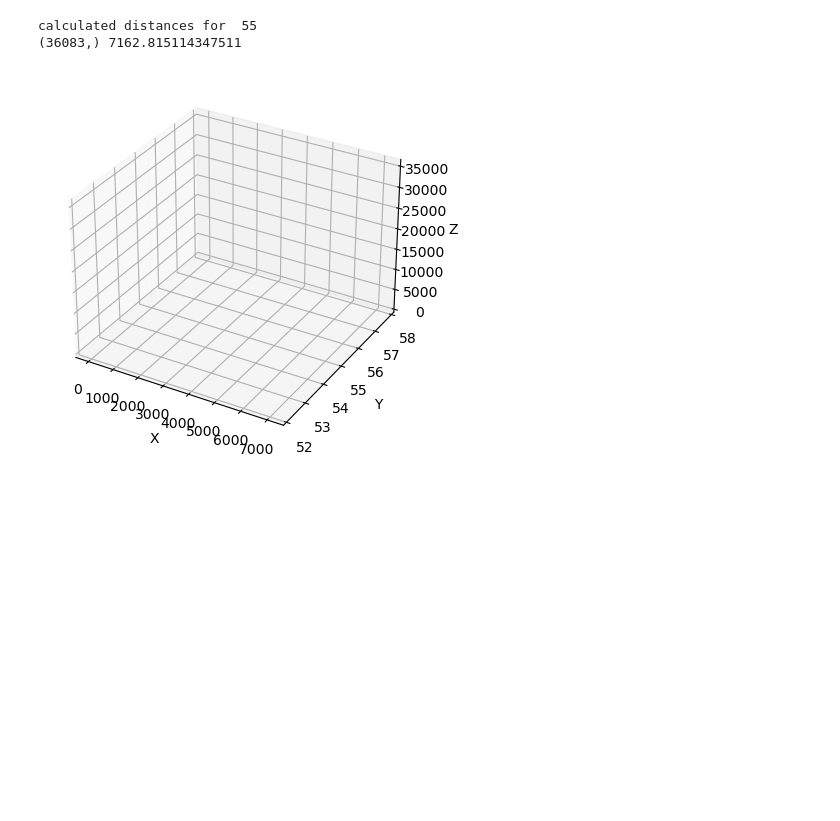
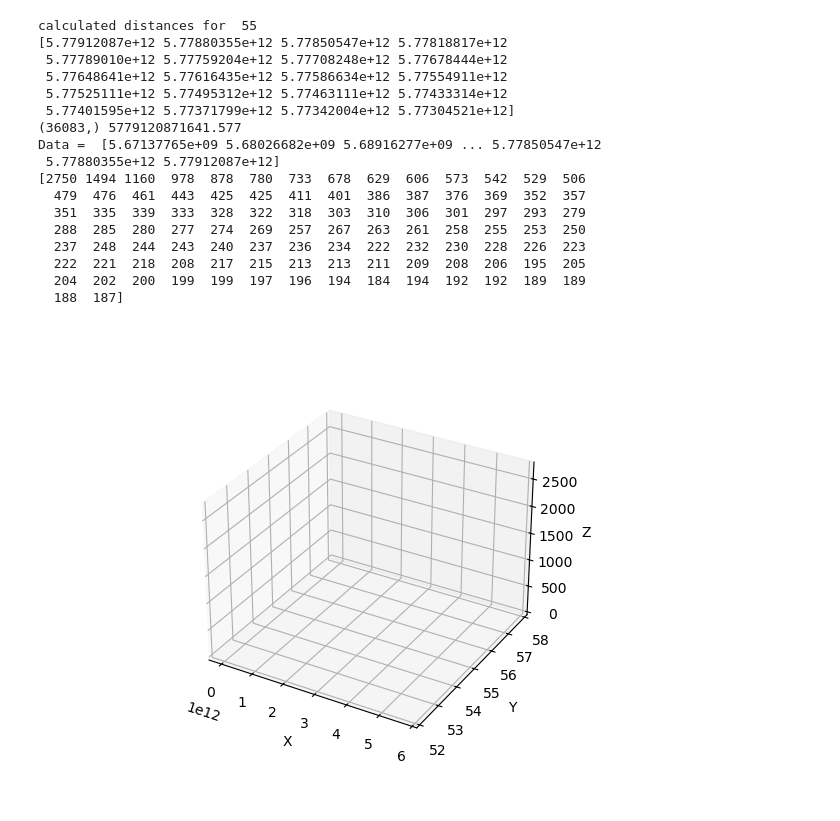
Before and after one commit to bimmui/HODGE-electronics, a Jupyter notebook: data-analysis/vector-quantize.ipynb, the cells around one changed output. Saved outputs shown, nothing was run; the diff lists cells and outputs as text; code cells hidden in the pictures; blank space fills up the shorter version.

Commit message:
WIP histograms

```diff
--- a/data-analysis/vector-quantize.ipynb
+++ b/data-analysis/vector-quantize.ipynb
@@ -75,42 +77,83 @@ def error_per_k(data, k, iterations=20):
 
 high_np = high_launch_data.to_numpy()
 # %%
+import sklearn.cluster
+
+
 def hist3d(data, z, bin_count):
     fig = plt.figure()
     ax = fig.add_subplot(111,projection='3d')
-    for zv in z:
-        counts, bins = np.histogram(data, bins=bin_count)
+    for (data_row, zv) in zip(data, z):
+        counts, bins = np.histogram(data_row, bins=bin_count)
 
+        #counts2 = [100] * len(counts)
         # You can provide either a single color or an array. To demonstrate this,
         # the first bar of each set will be colored cyan.
+        print("Data = ", data_row)
+        #print(bins[:-1])
+        print(counts)
         ax.bar(bins[:-1], counts, zs=zv, color='b', zdir='y', alpha=0.8)
 
     ax.set_xlabel('X')
     ax.set_ylabel('Y')
     ax.set_zlabel('Z')
 
     plt.show()
 
 def error_per_distance(data, k, iterations=30):
-    white_data = sp.cluster.vq.whiten(data)
-    centroids,_ = sp.cluster.vq.kmeans(white_data, k, iter=iterations)
-    clusters = assign_data_to_centroids(white_data, centroids)
-    distances = np.array([np.square(np.linalg.norm(white_data[i] - centroids[clusters[i]])) for i in range(white_data.shape[0])])
+    #white_data = sp.cluster.vq.whiten(data)
+    #centroids,_ = sp.cluster.vq.kmeans(white_data, k, iter=iterations)
+    kmeans = sklearn.cluster.KMeans(n_clusters=k).fit(data)
+    #clusters = assign_data_to_centroids(white_data, centroids)
+    distances = np.array([np.square(np.linalg.norm(data[i] - kmeans.labels_[i])) for i in range(data.shape[0])])
     print("calculated distances for ", k)
+    print((-np.sort(-distances))[:20] )
     max_dist = np.max(distances)
     print(distances.shape, max_dist)
+    #counts, bins = np.histogram(distances, 300)
+    #fig = plt.figure()
+    #ax = fig.add_subplot(1, 2, 1)
+    #ax.stairs(counts, bins, fill=True)
+    #ax2 = fig.add_subplot(1, 2, 2)
+    #counts2,bins2 = np.histogram(distances, 100) #np.sort(distances)[:-30]
+    #ax2.stairs(counts2, bins2, fill=True)
+
+    #plt.tight_layout()
+    #plt.show()
     return distances
 
-#error_per_distance(high_np, 45)
+#error_per_distance(high_np, 45, iterations=30)
 #error_per_distance(high_np, 70)
 
 ks = np.array([55])#np.array([30, 35, 40, 45, 50, 55, 60, 65, 70, 75, 80])
-distance_data = np.array([error_per_distance(high_np, k, iterations=1) for k in ks])
+distance_data = np.array([error_per_distance(high_np, k, iterations=10) for k in ks])
 hist3d(distance_data, ks, 100)
+#z = [1, 4, 6, 9]
+#data = []
+#for zv in z:
+#    nums = [i % 100 * zv for i in np.random.random(40000)] + [500, 600, 1000, 10000] if zv == z[0] else []
+#    print("nums = ", nums)
+#    data.append(nums)
+#hist3d(data, z, 10)
 # %% [output]
 calculated distances for  55
-(36083,) 7162.815114347511
+[5.77912087e+12 5.77880355e+12 5.77850547e+12 5.77818817e+12
+ 5.77789010e+12 5.77759204e+12 5.77708248e+12 5.77678444e+12
+ 5.77648641e+12 5.77616435e+12 5.77586634e+12 5.77554911e+12
+ 5.77525111e+12 5.77495312e+12 5.77463111e+12 5.77433314e+12
+ 5.77401595e+12 5.77371799e+12 5.77342004e+12 5.77304521e+12]
+(36083,) 5779120871641.577
+Data =  [5.67137765e+09 5.68026682e+09 5.68916277e+09 ... 5.77850547e+12
+ 5.77880355e+12 5.77912087e+12]
+[2750 1494 1160  978  878  780  733  678  629  606  573  542  529  506
+  479  476  461  443  425  425  411  401  386  387  376  369  352  357
+  351  335  339  333  328  322  318  303  310  306  301  297  293  279
+  288  285  280  277  274  269  257  267  263  261  258  255  253  250
+  237  248  244  243  240  237  236  234  222  232  230  228  226  223
+  222  221  218  208  217  215  213  213  211  209  208  206  195  205
+  204  202  200  199  199  197  196  194  184  194  192  192  189  189
+  188  187]
-[figure, old version]
+[figure, new version]
 # %%
 min_clusters = 10
 max_clusters = 100
```
Also changed, not shown: parts of 2 cells of this notebook, 1 other file.
